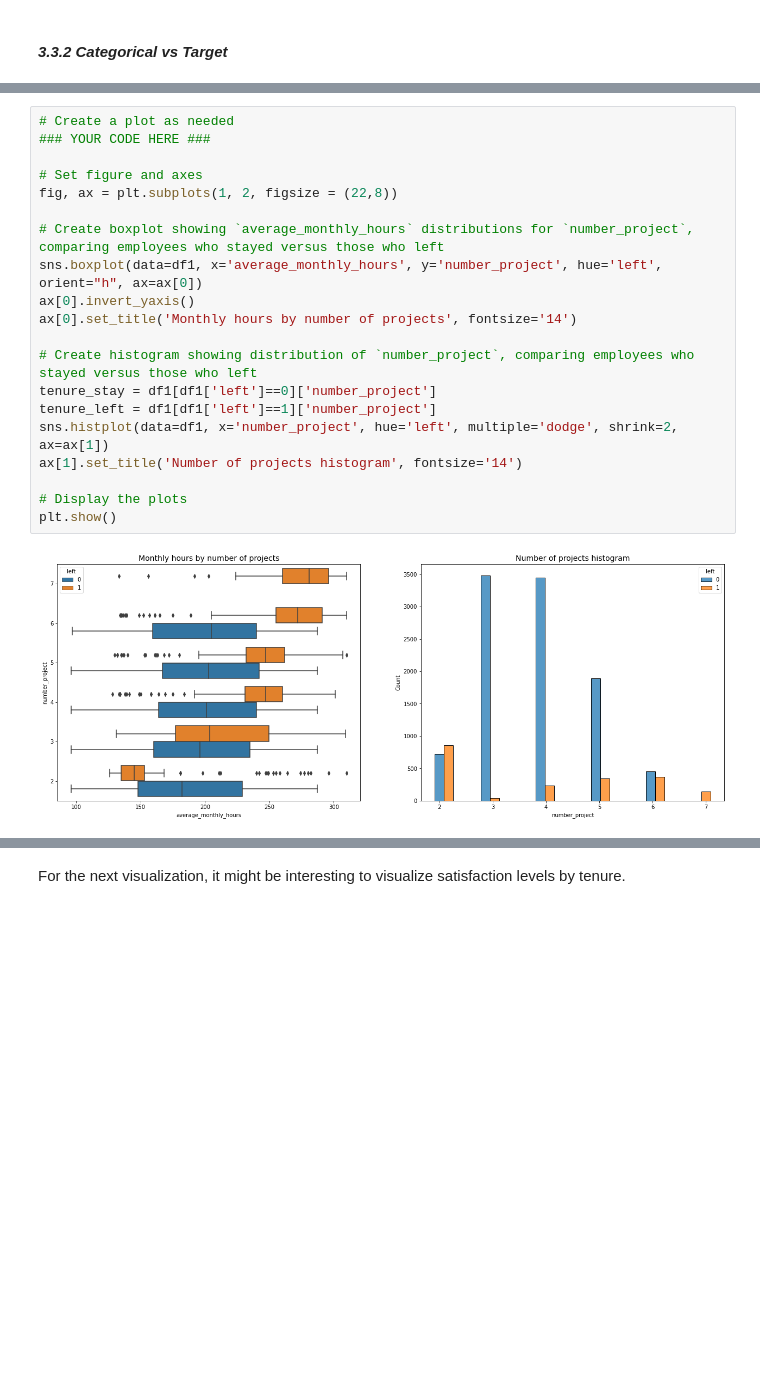
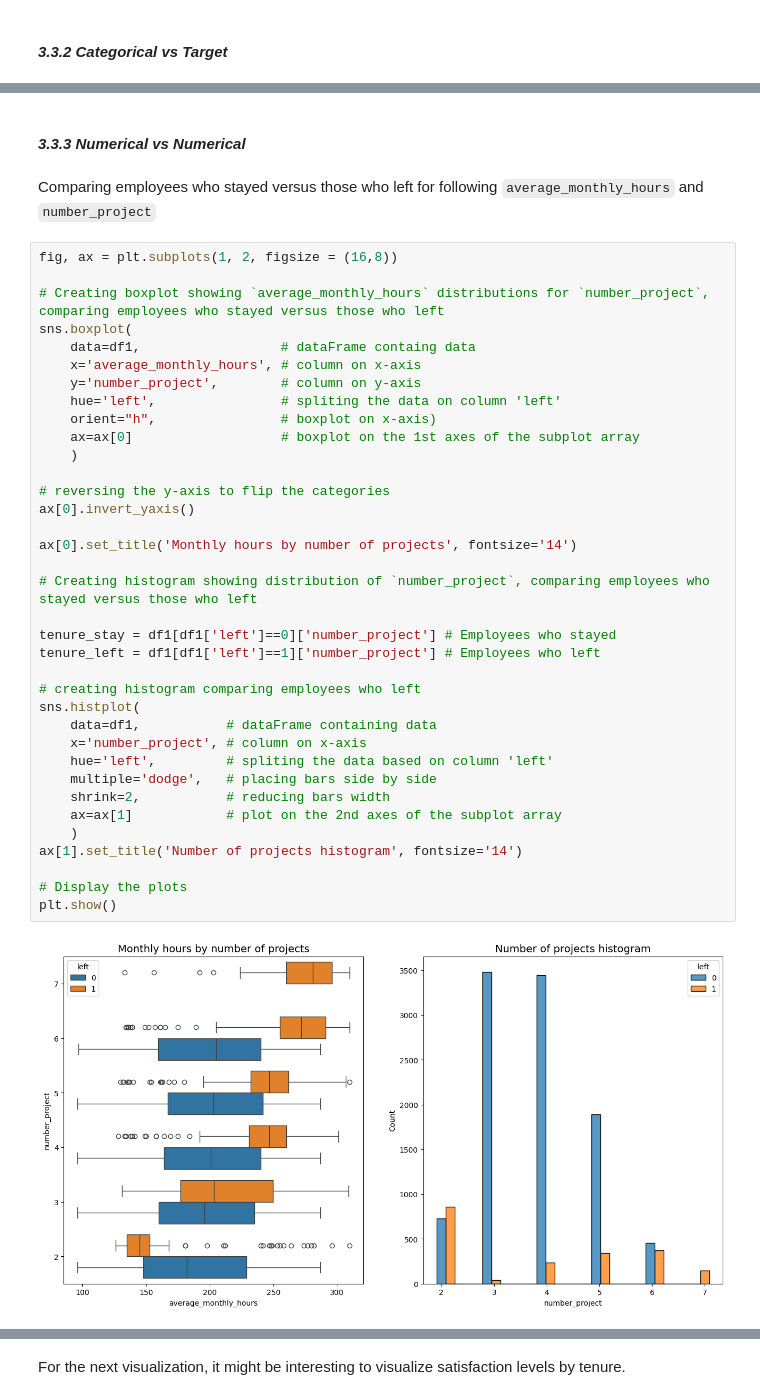
Before and after one commit to rixwan-khan/Providing-data-driven-suggestions-for-HR, a Jupyter notebook: data-driven decision for HR.ipynb, the cells around one changed output, grey strips where cells are left out. Saved outputs shown, nothing was run; the diff lists cells and outputs as text; blank space fills up the shorter version.

```diff
--- a/data-driven decision for HR.ipynb
+++ b/data-driven decision for HR.ipynb
@@ -396,22 +467,42 @@ for col in categorical_cols:
+# %% [markdown]
+#### ***3.3.3 Numerical vs Numerical***
+# %% [markdown]
+Comparing employees who stayed versus those who left for following `average_monthly_hours` and `number_project`
 # %%
-# Create a plot as needed
-### YOUR CODE HERE ###
+fig, ax = plt.subplots(1, 2, figsize = (16,8))
 
-# Set figure and axes
-fig, ax = plt.subplots(1, 2, figsize = (22,8))
+# Creating boxplot showing `average_monthly_hours` distributions for `number_project`, comparing employees who stayed versus those who left
+sns.boxplot(
+    data=df1,                  # dataFrame containg data
+    x='average_monthly_hours', # column on x-axis
+    y='number_project',        # column on y-axis
+    hue='left',                # spliting the data on column 'left'
+    orient="h",                # boxplot on x-axis)
+    ax=ax[0]                   # boxplot on the 1st axes of the subplot array
+    )
 
-# Create boxplot showing `average_monthly_hours` distributions for `number_project`, comparing employees who stayed versus those who left
-sns.boxplot(data=df1, x='average_monthly_hours', y='number_project', hue='left', orient="h", ax=ax[0])
+# reversing the y-axis to flip the categories
 ax[0].invert_yaxis()
+
 ax[0].set_title('Monthly hours by number of projects', fontsize='14')
 
-# Create histogram showing distribution of `number_project`, comparing employees who stayed versus those who left
-tenure_stay = df1[df1['left']==0]['number_project']
-tenure_left = df1[df1['left']==1]['number_project']
-sns.histplot(data=df1, x='number_project', hue='left', multiple='dodge', shrink=2, ax=ax[1])
+# Creating histogram showing distribution of `number_project`, comparing employees who stayed versus those who left
+
+tenure_stay = df1[df1['left']==0]['number_project'] # Employees who stayed
+tenure_left = df1[df1['left']==1]['number_project'] # Employees who left
+
+# creating histogram comparing employees who left
+sns.histplot(
+    data=df1,           # dataFrame containing data
+    x='number_project', # column on x-axis
+    hue='left',         # spliting the data based on column 'left'
+    multiple='dodge',   # placing bars side by side
+    shrink=2,           # reducing bars width
+    ax=ax[1]            # plot on the 2nd axes of the subplot array
+    )
 ax[1].set_title('Number of projects histogram', fontsize='14')
 
 # Display the plots
 plt.show()
 # %% [output]
-[figure, old version]
+[figure, new version]
```
Also changed, not shown: parts of 64 cells of this notebook.
